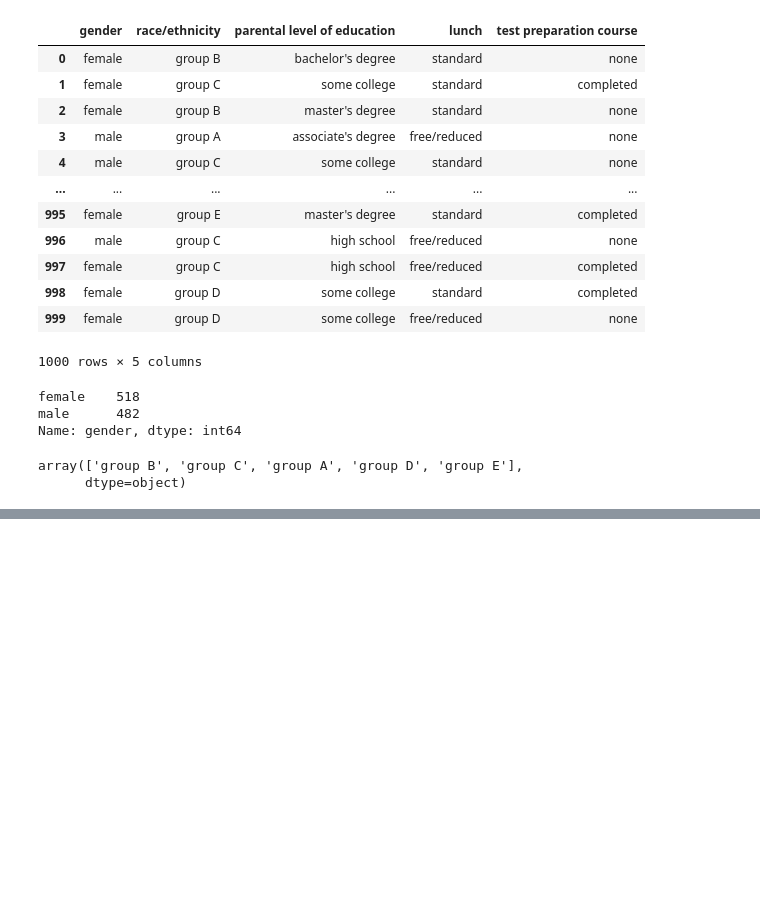
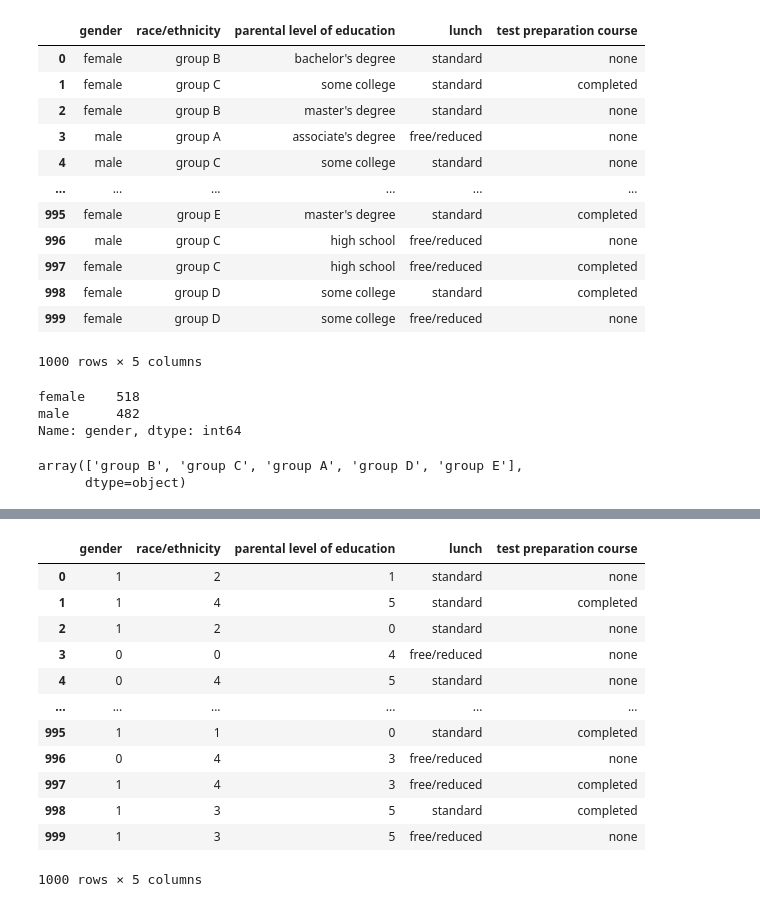
Before and after one commit to AD1t12407/Data_mining, a Jupyter notebook: mid2/practice_labs/week1.ipynb, the cells around one changed output, grey strips where cells are left out. Saved outputs shown, nothing was run; the diff lists cells and outputs as text; code cells hidden in the pictures; blank space fills up the shorter version.

```diff
--- a/mid2/practice_labs/week1.ipynb
+++ b/mid2/practice_labs/week1.ipynb
@@ -73,0 +139,17 @@ array(['group B', 'group C', 'group A', 'group D', 'group E'],
+# %%
+df_categorical['parental level of education'].replace({"master's degree":0,"bachelor's degree":1,'some high school':2,'high school':3,"associate's degree":4,'some college':5},inplace= True)
+df_categorical
+# %% [output]
+|  | gender | race/ethnicity | parental level of education | lunch | test preparation course |
+| 0 | 1 | 2 | 1 | standard | none |
+| 1 | 1 | 4 | 5 | standard | completed |
+| 2 | 1 | 2 | 0 | standard | none |
+| 3 | 0 | 0 | 4 | free/reduced | none |
+| 4 | 0 | 4 | 5 | standard | none |
+| ... | ... | ... | ... | ... | ... |
+| 995 | 1 | 1 | 0 | standard | completed |
+| 996 | 0 | 4 | 3 | free/reduced | none |
+| 997 | 1 | 4 | 3 | free/reduced | completed |
+| 998 | 1 | 3 | 5 | standard | completed |
+| 999 | 1 | 3 | 5 | free/reduced | none |
+1000 rows × 5 columns
```
Also changed, not shown: parts of 8 cells of this notebook.
